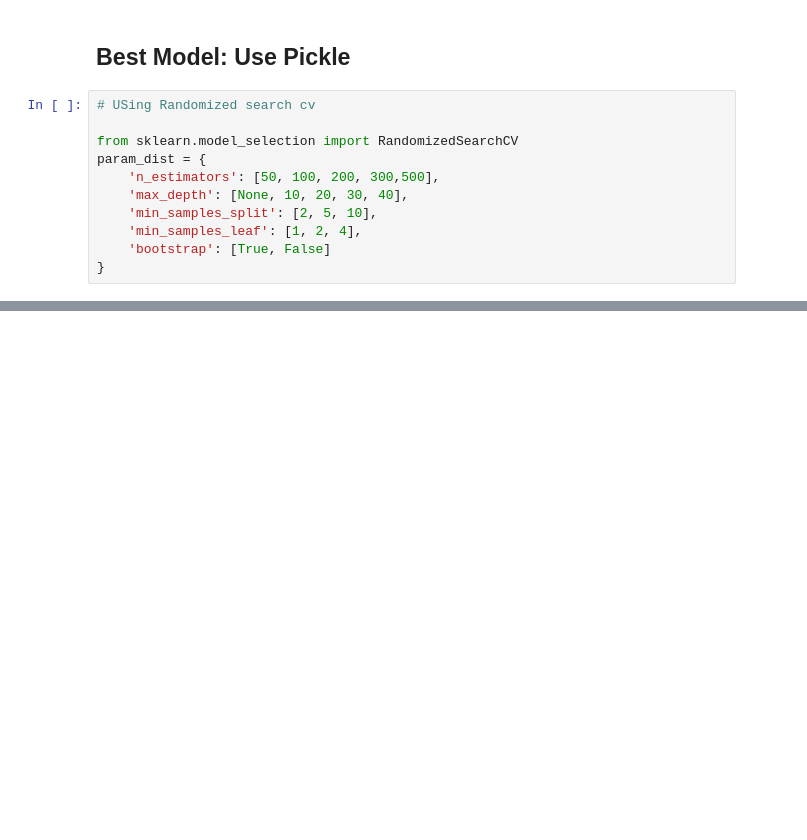
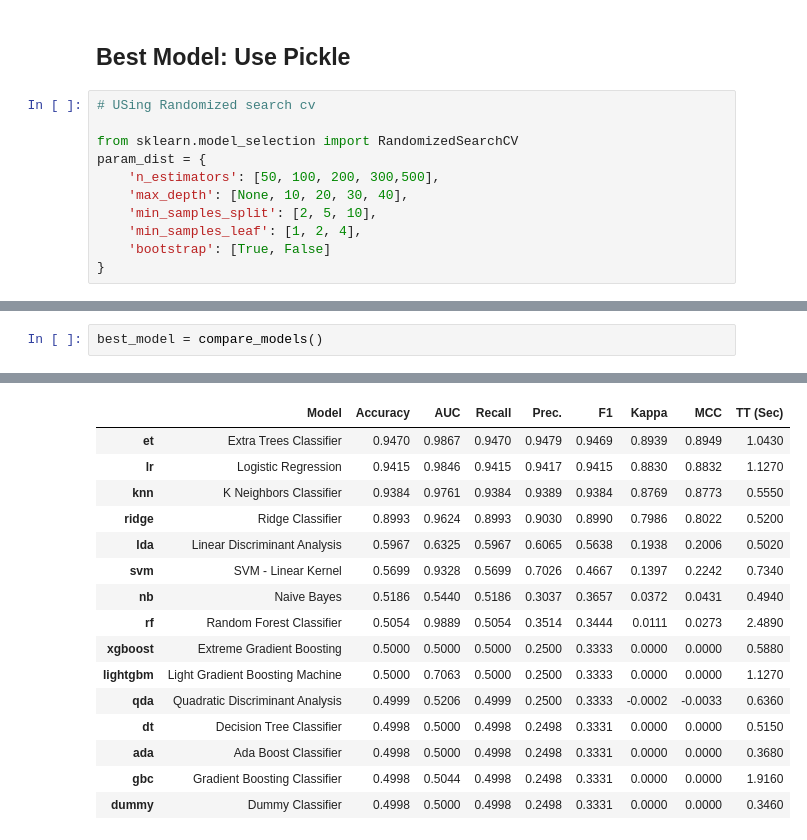
Before and after one commit to Ajay-Kandagatla/DATASCIENCE, a Jupyter notebook: MachineLearning_Model_(1).ipynb, the cells around one changed output, grey strips where cells are left out. Saved outputs shown, nothing was run; the diff lists cells and outputs as text; blank space fills up the shorter version.

```diff
--- a/MachineLearning_Model_(1).ipynb
+++ b/MachineLearning_Model_(1).ipynb
@@ -283,0 +357,3 @@ param_dist = {
+# %%
+best_model = compare_models()
+# %% [output]
@@ -283,0 +361,16 @@ param_dist = {
+|  | Model | Accuracy | AUC | Recall | Prec. | F1 | Kappa | MCC | TT (Sec) |
+| et | Extra Trees Classifier | 0.9470 | 0.9867 | 0.9470 | 0.9479 | 0.9469 | 0.8939 | 0.8949 | 1.0430 |
+| lr | Logistic Regression | 0.9415 | 0.9846 | 0.9415 | 0.9417 | 0.9415 | 0.8830 | 0.8832 | 1.1270 |
+| knn | K Neighbors Classifier | 0.9384 | 0.9761 | 0.9384 | 0.9389 | 0.9384 | 0.8769 | 0.8773 | 0.5550 |
+| ridge | Ridge Classifier | 0.8993 | 0.9624 | 0.8993 | 0.9030 | 0.8990 | 0.7986 | 0.8022 | 0.5200 |
+| lda | Linear Discriminant Analysis | 0.5967 | 0.6325 | 0.5967 | 0.6065 | 0.5638 | 0.1938 | 0.2006 | 0.5020 |
+| svm | SVM - Linear Kernel | 0.5699 | 0.9328 | 0.5699 | 0.7026 | 0.4667 | 0.1397 | 0.2242 | 0.7340 |
+| nb | Naive Bayes | 0.5186 | 0.5440 | 0.5186 | 0.3037 | 0.3657 | 0.0372 | 0.0431 | 0.4940 |
+| rf | Random Forest Classifier | 0.5054 | 0.9889 | 0.5054 | 0.3514 | 0.3444 | 0.0111 | 0.0273 | 2.4890 |
+| xgboost | Extreme Gradient Boosting | 0.5000 | 0.5000 | 0.5000 | 0.2500 | 0.3333 | 0.0000 | 0.0000 | 0.5880 |
+| lightgbm | Light Gradient Boosting Machine | 0.5000 | 0.7063 | 0.5000 | 0.2500 | 0.3333 | 0.0000 | 0.0000 | 1.1270 |
+| qda | Quadratic Discriminant Analysis | 0.4999 | 0.5206 | 0.4999 | 0.2500 | 0.3333 | -0.0002 | -0.0033 | 0.6360 |
+| dt | Decision Tree Classifier | 0.4998 | 0.5000 | 0.4998 | 0.2498 | 0.3331 | 0.0000 | 0.0000 | 0.5150 |
+| ada | Ada Boost Classifier | 0.4998 | 0.5000 | 0.4998 | 0.2498 | 0.3331 | 0.0000 | 0.0000 | 0.3680 |
+| gbc | Gradient Boosting Classifier | 0.4998 | 0.5044 | 0.4998 | 0.2498 | 0.3331 | 0.0000 | 0.0000 | 1.9160 |
+| dummy | Dummy Classifier | 0.4998 | 0.5000 | 0.4998 | 0.2498 | 0.3331 | 0.0000 | 0.0000 | 0.3460 |
```
Also changed, not shown: parts of 17 cells of this notebook.
